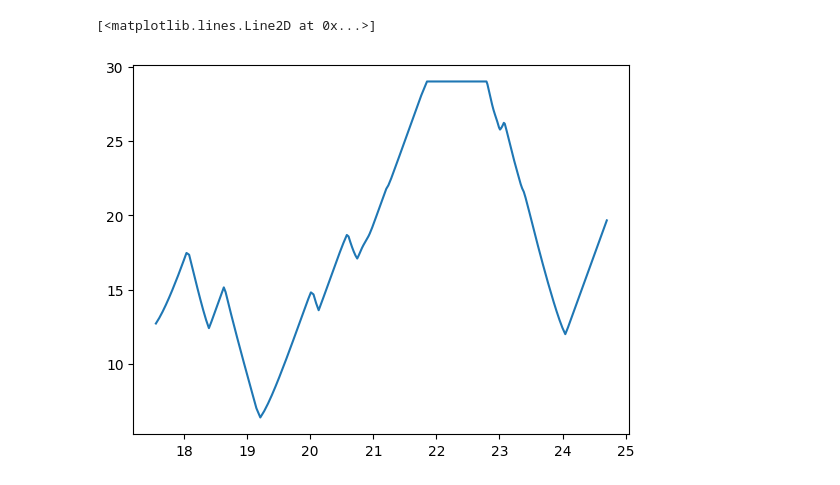
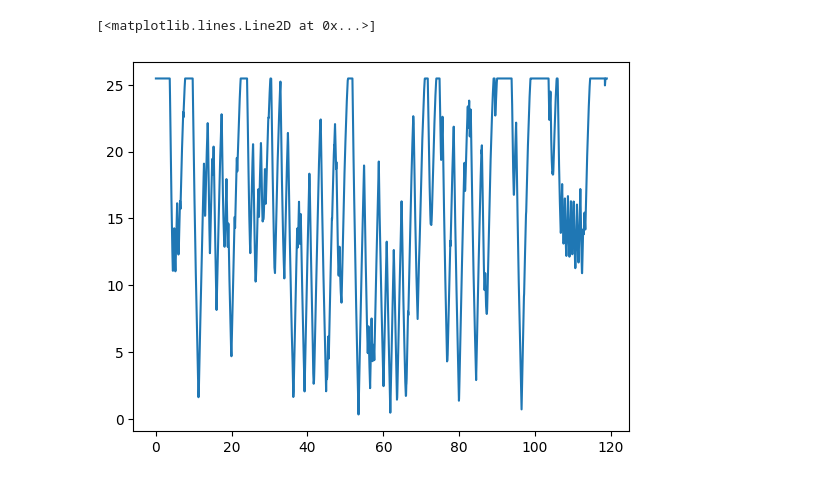
Before and after one commit to LonghornRacingElectric/jomama_lapsim, a Jupyter notebook: results/lapsim_analysis.ipynb, the cells around one changed output. Cells and saved outputs as stored; diff of their text form; code cells hidden in the pictures.

```diff
--- a/results/lapsim_analysis.ipynb
+++ b/results/lapsim_analysis.ipynb
@@ -16,7 +16,6 @@ TIME IN SECONDS 1 g-g diagram 114.3172950471236
-# %%
-df3 = df2[500:700]
-plt.plot(df3["time"], df3["vel"])
-# %% [output]
-[<matplotlib.lines.Line2D at 0x...>]
-[figure, removed]
+# %%
+plt.plot(df2["time"], df2["vel"])
+# %% [output]
+[<matplotlib.lines.Line2D at 0x...>]
+[figure, added]
 # %%
```
Also changed, not shown: parts of 7 cells of this notebook, 5 other files.
